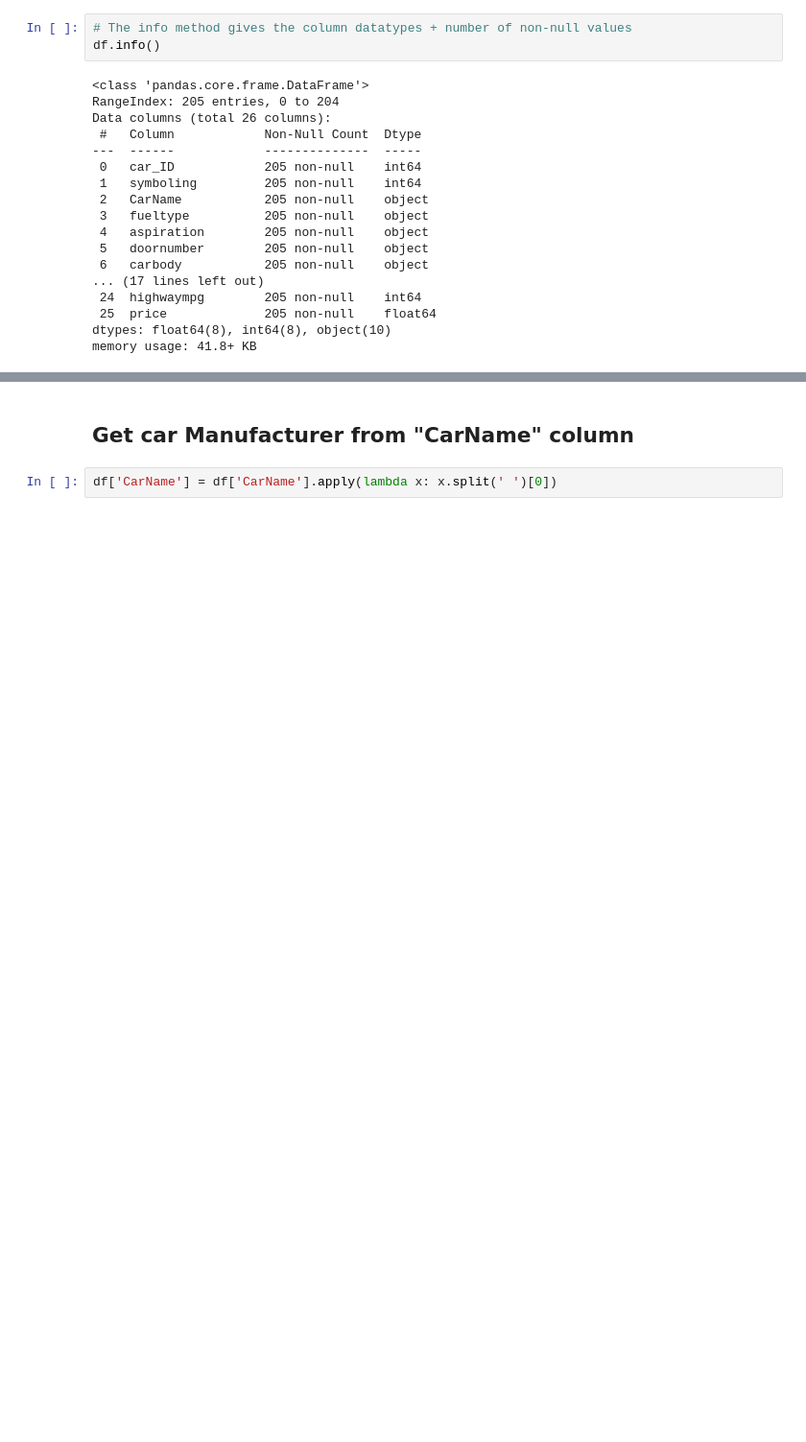
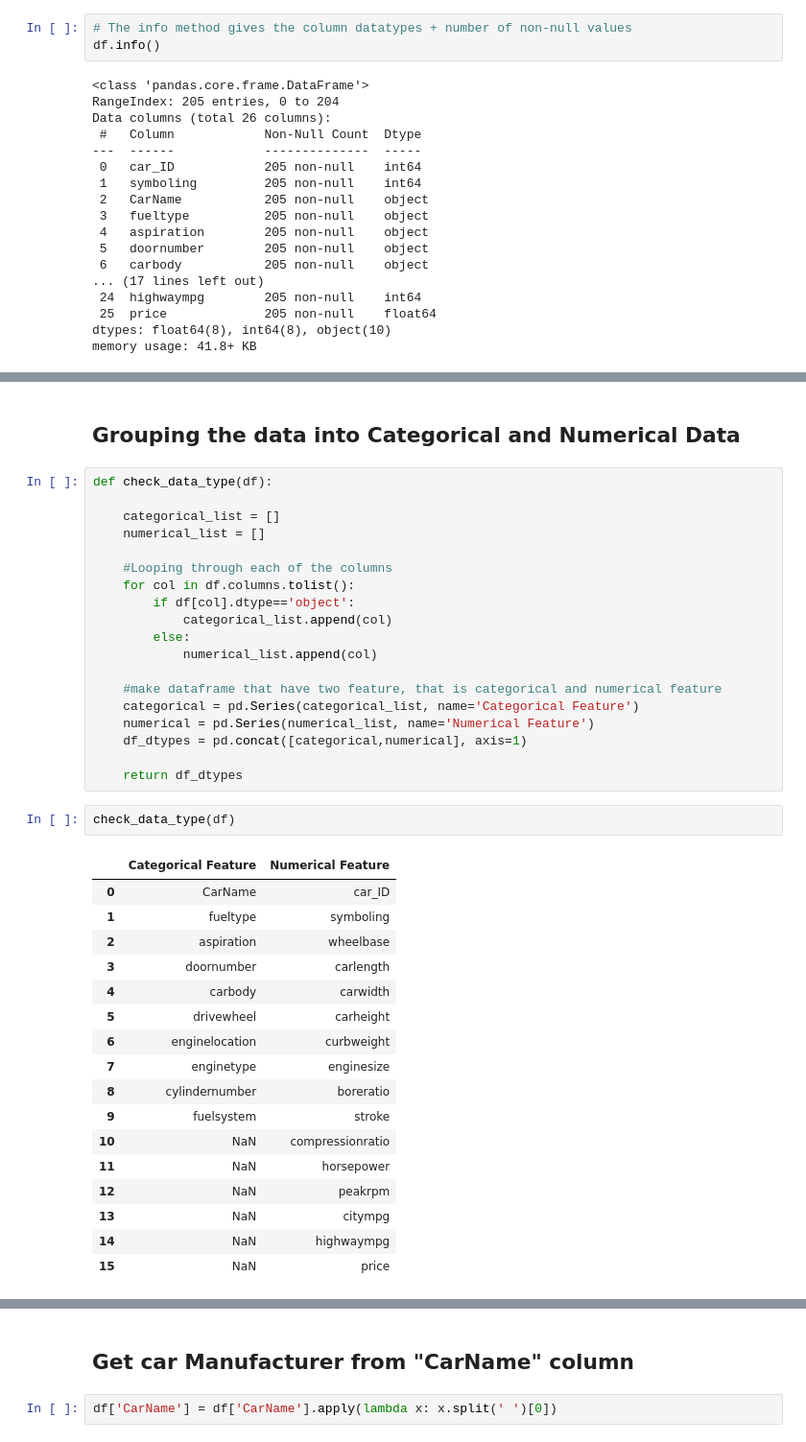
Before and after one commit to Filasisi/Car-Sales-Analytics, a Jupyter notebook: Car Data Analytics.ipynb, the cells around one changed output, grey strips where cells are left out. Shown at 96% size. Cells and saved outputs as stored; diff of their text form; blank space fills up the shorter version.

Commit message:
added two more functions and a return

```diff
--- a/Car Data Analytics.ipynb
+++ b/Car Data Analytics.ipynb
@@ -115,0 +104,41 @@ df.describe()
+# %% [markdown]
+## Grouping the data into Categorical and Numerical Data
+# %%
+def check_data_type(df):
+
+    categorical_list = []
+    numerical_list = []
+
+    #Looping through each of the columns
+    for col in df.columns.tolist():
+        if df[col].dtype=='object':
+            categorical_list.append(col)
+        else:
+            numerical_list.append(col)
+
+    #make dataframe that have two feature, that is categorical and numerical feature
+    categorical = pd.Series(categorical_list, name='Categorical Feature')
+    numerical = pd.Series(numerical_list, name='Numerical Feature')
+    df_dtypes = pd.concat([categorical,numerical], axis=1)
+
+    return df_dtypes
+# %%
+check_data_type(df)
+# %% [output]
+|  | Categorical Feature | Numerical Feature |
+| 0 | CarName | car_ID |
+| 1 | fueltype | symboling |
+| 2 | aspiration | wheelbase |
+| 3 | doornumber | carlength |
+| 4 | carbody | carwidth |
+| 5 | drivewheel | carheight |
+| 6 | enginelocation | curbweight |
+| 7 | enginetype | enginesize |
+| 8 | cylindernumber | boreratio |
+| 9 | fuelsystem | stroke |
+| 10 | NaN | compressionratio |
+| 11 | NaN | horsepower |
+| 12 | NaN | peakrpm |
+| 13 | NaN | citympg |
+| 14 | NaN | highwaympg |
+| 15 | NaN | price |
```
Also changed, not shown: parts of 5 cells of this notebook.
